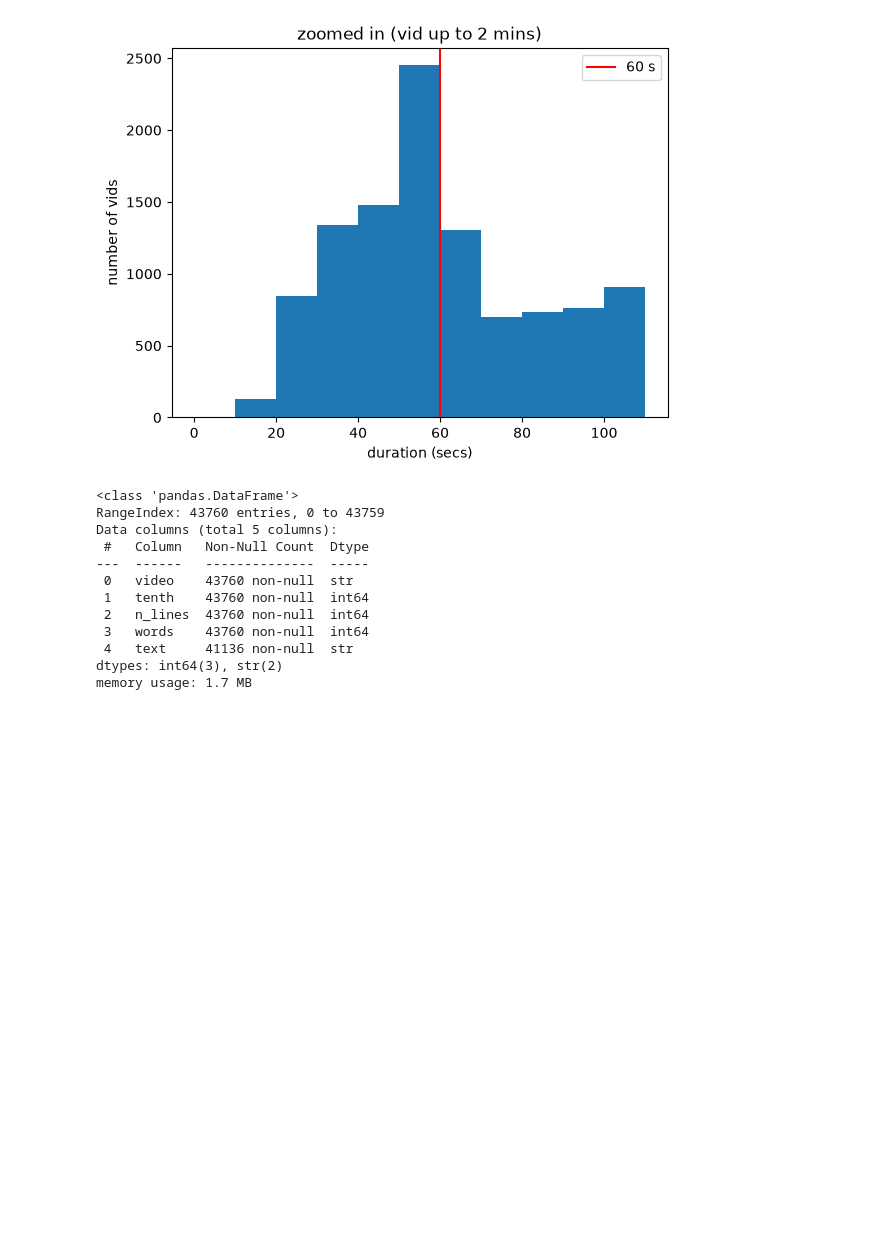
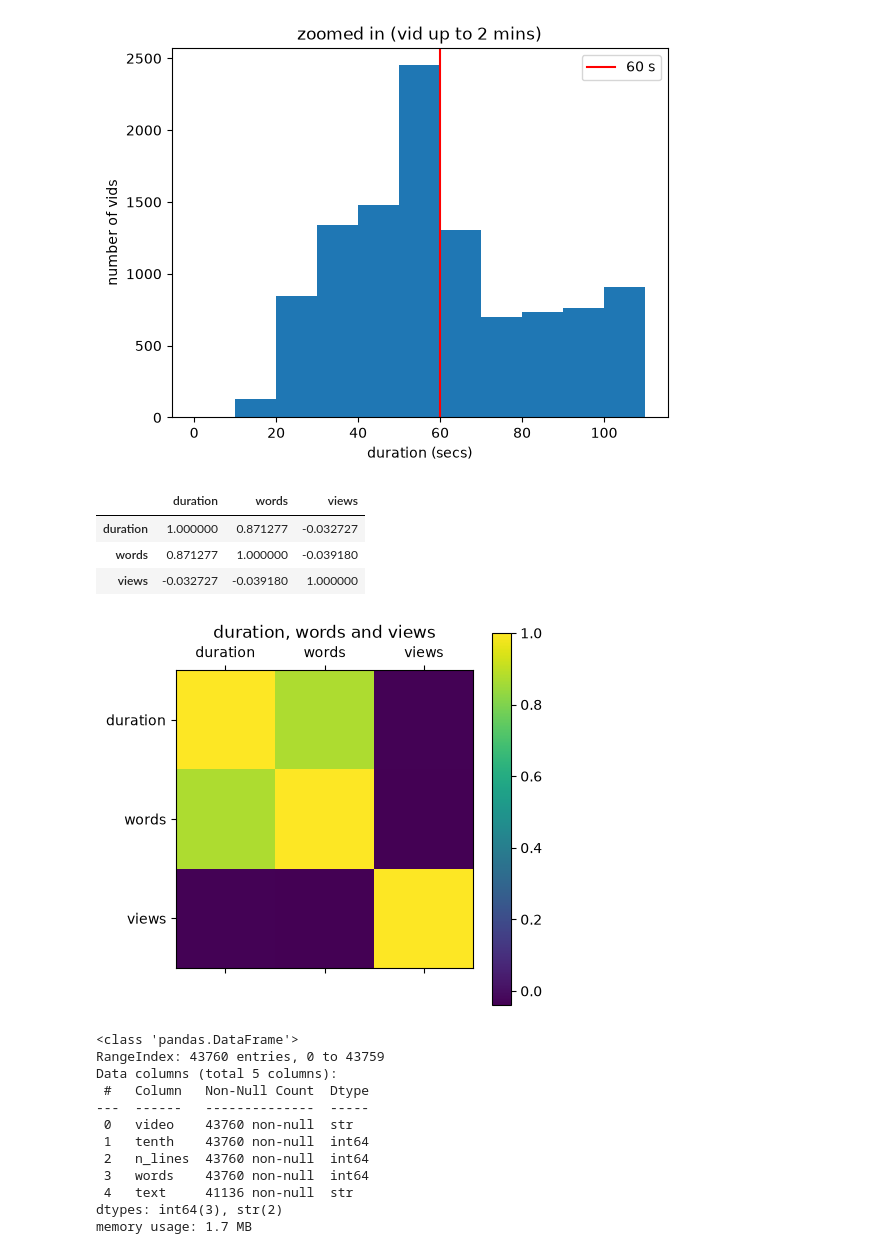
Before and after one commit to derek-hex/assignment-5-, a Jupyter notebook: assignment5.ipynb, the cells around one changed output. Cells and saved outputs as stored; diff of their text form; code cells hidden in the pictures; blank space fills up the shorter version.

Commit message:
added coor grid

```diff
--- a/assignment5.ipynb
+++ b/assignment5.ipynb
@@ -73,6 +73,29 @@ plt.legend()
 plt.show()
 # %% [output]
 [figure]
+# %%
+# and just to follow along with some more of the Kat pokemon example
+# simple stupid coor grid lol
+# who knew longer videos have more words in them
+# however longer videos don't nessessarily get more views either
+
+grid_cols = ["duration","words","views"]
+corr = videos[grid_cols].corr()
+corr
+# %% [output]
+|  | duration | words | views |
+| duration | 1.000000 | 0.871277 | -0.032727 |
+| words | 0.871277 | 1.000000 | -0.039180 |
+| views | -0.032727 | -0.039180 | 1.000000 |
+# %%
+plt.matshow(corr)
+plt.xticks(range(3),grid_cols)
+plt.yticks(range(3),grid_cols)
+plt.colorbar()
+plt.title("duration, words and views")
+plt.show()
+# %% [output]
+[figure, added]
 # %%
 # a condensed version of the transcript matching the vids of the original dataset above
 # only 10% of the vids for easier processing
```
Also changed, not shown: 1 other file.
